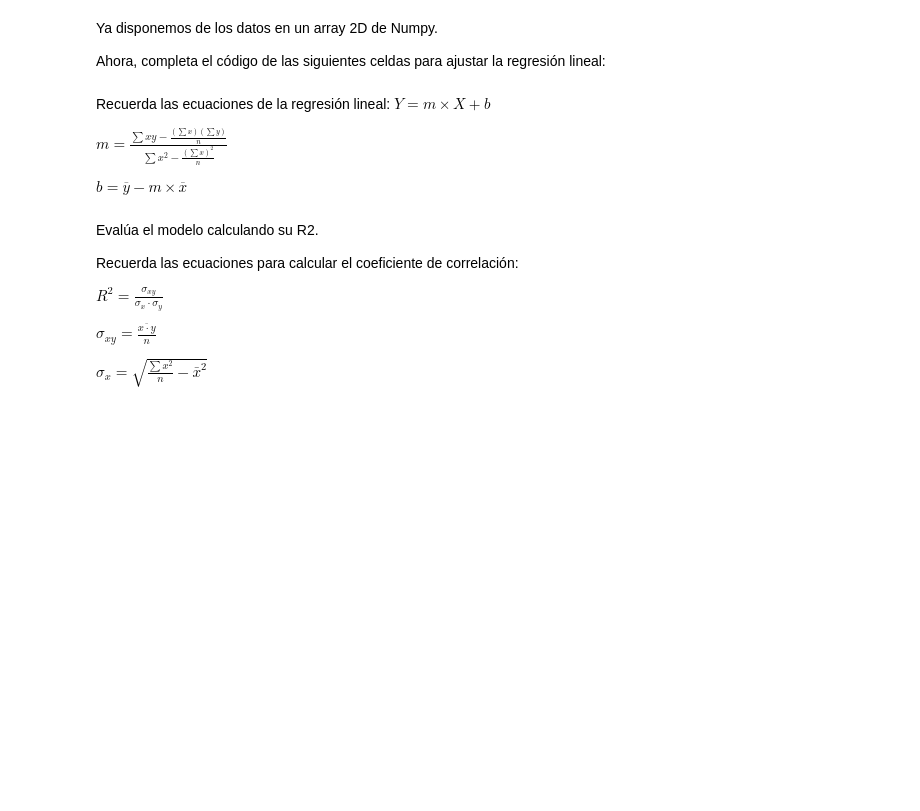
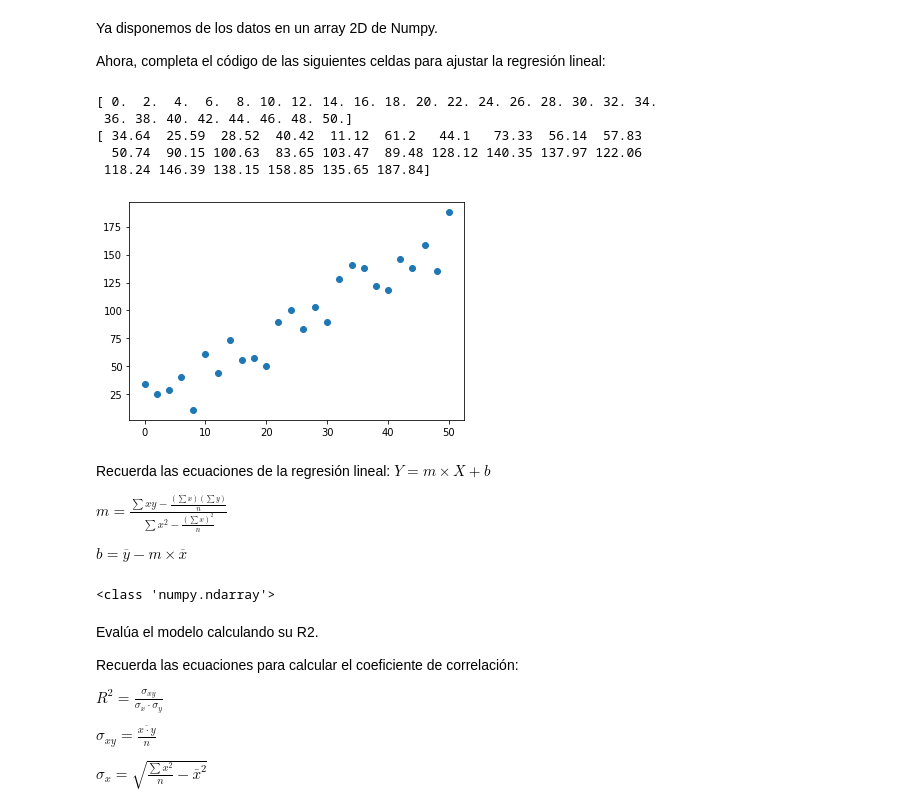
Before and after one commit to Patilla4puto/Intro_to_ml-tokio_school, a Jupyter notebook: soluciones/03-1-Regresion_lineal_simple-Ajuste_por_minimos_cuadrados.ipynb, the cells around one changed output. Cells and saved outputs as stored; diff of their text form; code cells hidden in the pictures; blank space fills up the shorter version.

```diff
--- a/soluciones/03-1-Regresion_lineal_simple-Ajuste_por_minimos_cuadrados.ipynb
+++ b/soluciones/03-1-Regresion_lineal_simple-Ajuste_por_minimos_cuadrados.ipynb
@@ -36,7 +36,7 @@ Ejecuta la siguiente celda para importar el dataset com un array de Numpy, asegu
 # %%
 import csv
 
-with open('modulo1-unidad1-ejercicio1-dataset-tarea2.csv') as csvfile:
+with open('M1_U1_Ej1_dataset-tarea2.csv') as csvfile:
     #dataset1 = np.asarray(list(csv.reader(csvfile))[1:])
     read_csv = list(csv.reader(csvfile))
 
@@ -60,16 +78,27 @@ Ahora, completa el código de las siguientes celdas para ajustar la regresión l
 # %%
 ## TODO: Crea 2 arrays 1D a partir del dataset importado que correspondan a las columnas X e Y del CSV
 
-X = [...]
-Y = [...]
+X = dataset1[... , 0]
+Y = dataset1[... , 1]
+print(X)
+print(Y)
+# %% [output]
+[ 0.  2.  4.  6.  8. 10. 12. 14. 16. 18. 20. 22. 24. 26. 28. 30. 32. 34.
+ 36. 38. 40. 42. 44. 46. 48. 50.]
+[ 34.64  25.59  28.52  40.42  11.12  61.2   44.1   73.33  56.14  57.83
+  50.74  90.15 100.63  83.65 103.47  89.48 128.12 140.35 137.97 122.06
+ 118.24 146.39 138.15 158.85 135.65 187.84]
 # %%
 ## TODO: Antes de entrenar el modelo, representa los datos en una gráfica de puntos de Matplotlib
 
 import matplotlib.pyplot as plt
 
 # Puedes usar la función scatter()
+plt.scatter(X,Y)
 
 plt.show()
+# %% [output]
+[figure, added]
 # %% [markdown]
 Recuerda las ecuaciones de la regresión lineal:
 $Y = m \times X + b$
@@ -79,11 +108,15 @@ $m=\frac{\sum xy-\frac{(\sum x)(\sum y)}{n}}{\sum x^2-\frac{(\sum x)^2}{n}}$
 $b=\overline{y}-m\times\overline{x}$
 # %%
 ## TODO: Calcula m usando la función np.sum(ndarray) o ndarray.sum(), donde ndarray es el array a sumar
-n = [...]
-XY = [...]    # Recuerda, es una multiplicación de vectores elemento-a-elemento. Usa la función np.multiply()
-X2 = [...]
+n = len(X)
+sum_Y = np.sum(Y)
+sum_X = np.sum(X)
+XY = np.multiply(X,Y)    # Recuerda, es una multiplicación de vectores elemento-a-elemento. Usa la función np.multiply()
+X2 = np.square(X)
 
-m = [...]
+m = (np.sum(XY)-sum_X*sum_Y/n)/(np.sum(X2)-pow(sum_X,2)/n)
+# %% [output]
+<class 'numpy.ndarray'>
 # %%
 ## TODO: Calcula b
 
```
Also changed, not shown: parts of 10 cells of this notebook.
